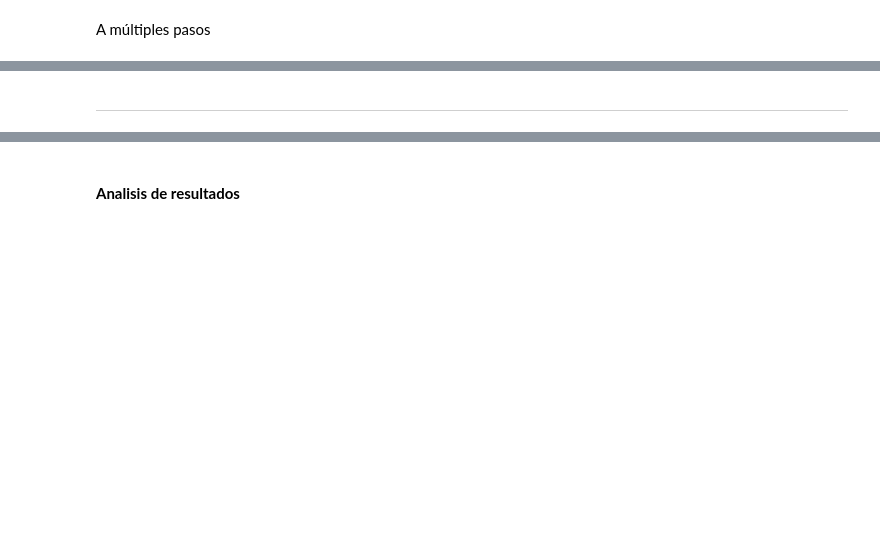
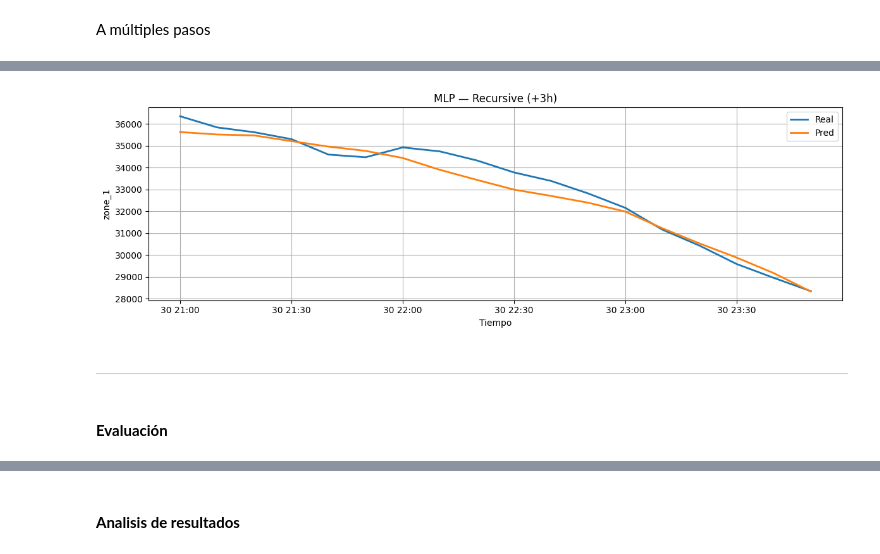
Before and after one commit to DCajiao/Time-series-forecast-of-energy-consumption-in-Tetouan-City, a Jupyter notebook: notebooks/03_MLP_modeling.ipynb, the cells around one changed output, grey strips where cells are left out. Drawn from its saved outputs; the diff is of its cells as text; code cells hidden in the pictures; blank space fills up the shorter version.

```diff
--- a/notebooks/03_MLP_modeling.ipynb
+++ b/notebooks/03_MLP_modeling.ipynb
@@ -53,2 +347,57 @@ A un paso
 # %% [markdown]
 A múltiples pasos
+# %%
+# ==============================================
+# PRONÓSTICO A MÚLTIPLES PASOS — Recursive (+3h)
+# ==============================================
+# Fundamento:
+# - Autoregresivo: se usa la salida de t+1 como lag para predecir t+2, etc.
+# - Exógenas: estrategia "hold" (se mantienen fijas) salvo que se provea exog_future.
+# - Esta estrategia tiende a acumular error con el horizonte (propagación), como se observa en boosting.
+
+def recursive_forecast(
+    model,
+    seed_window: np.ndarray,   # (HISTORY_WINDOW, F) en escala normalizada
+    steps: int,
+) -> np.ndarray:
+    """
+    Genera 'steps' predicciones autoregresivas.
+    Se asume que la ÚLTIMA columna de seed_window es el TARGET
+    (orden de features: EXOG_COLS + [TARGET_COL]).
+    """
+    hist = seed_window.copy()      # (H, F)
+    preds = []
+    for _ in range(steps):
+        x = hist.reshape(1, -1)    # aplanar para modelos tabulares (sklearn)
+        y_hat = model.predict(x)[0]  # escala normalizada
+        preds.append(y_hat)
+
+        # Exógenas: estrategia 'hold' (mantener último valor); actualizar TARGET con y_hat
+        next_row = hist[-1].copy()
+        next_row[-1] = y_hat
+        hist = np.vstack([hist[1:], next_row])
+    return np.array(preds)
+
+STEPS = 18  # 3 horas (18 * 10 min)
+feats_order = EXOG_COLS + [TARGET_COL]
+
+# Semilla al final de test dejando espacio para 'STEPS' futuros
+seed_start = max(0, len(test_n) - (HISTORY_WINDOW + STEPS))
+seed_end   = seed_start + HISTORY_WINDOW
+seed_win   = test_n[feats_order].values[seed_start:seed_end]  # normalizado, target última col
+
+# Reutilizamos tu función genérica (aplana y llama .predict()), adecuada para MLP
+y_pred_rec_norm_mlp = recursive_forecast(mlp, seed_win, STEPS)
+y_pred_rec_mlp      = inverse_target(y_pred_rec_norm_mlp, scalers)
+
+# Verdaderos y tiempos para evaluación homogénea
+true_start = seed_end
+true_end   = seed_end + STEPS
+y_true_rec = test_df[TARGET_COL].values[true_start:true_end]
+idx_future = test_df.index[true_start:true_end]
+
+plot_segment(
+    idx_future, y_true_rec, y_pred_rec_mlp,
+    title="MLP — Recursive (+3h)", target_name=TARGET_COL
+)
+# %% [output]
@@ -55,2 +422,5 @@ A múltiples pasos
+[figure, added]
 # %% [markdown]
 ---
+# %% [markdown]
+#### **Evaluación**
```
Also changed, not shown: parts of 14 cells of this notebook.
